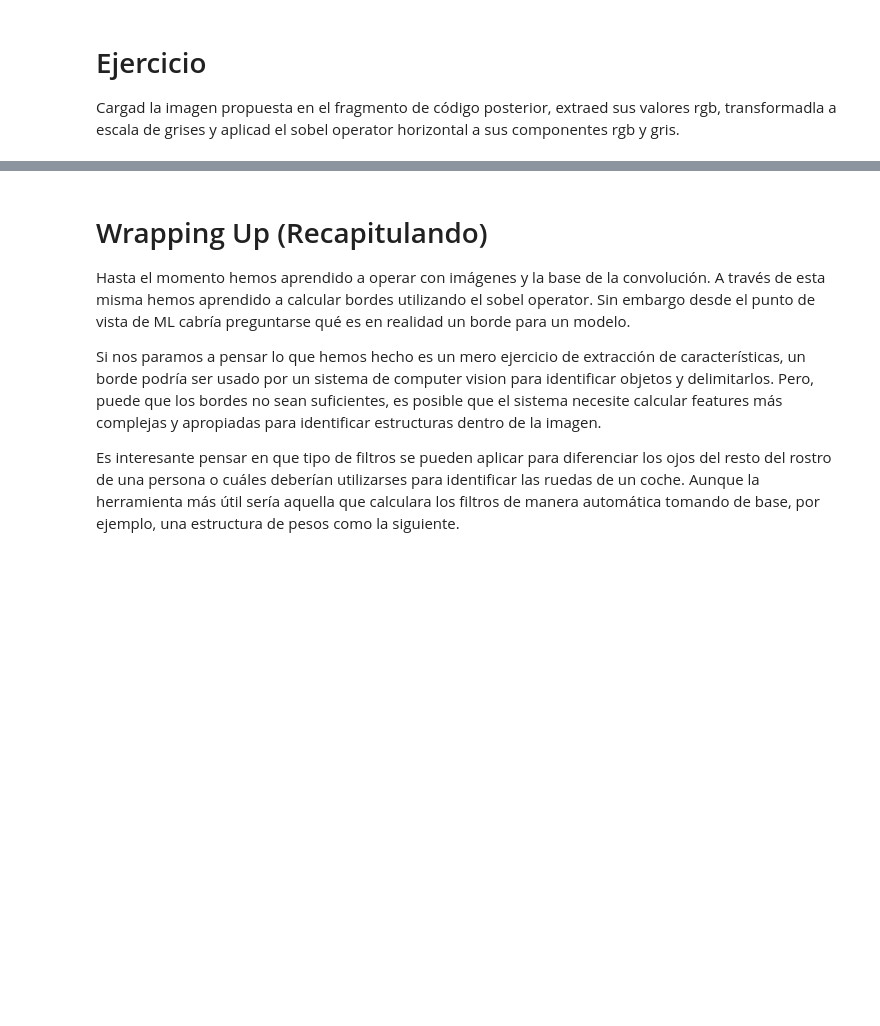
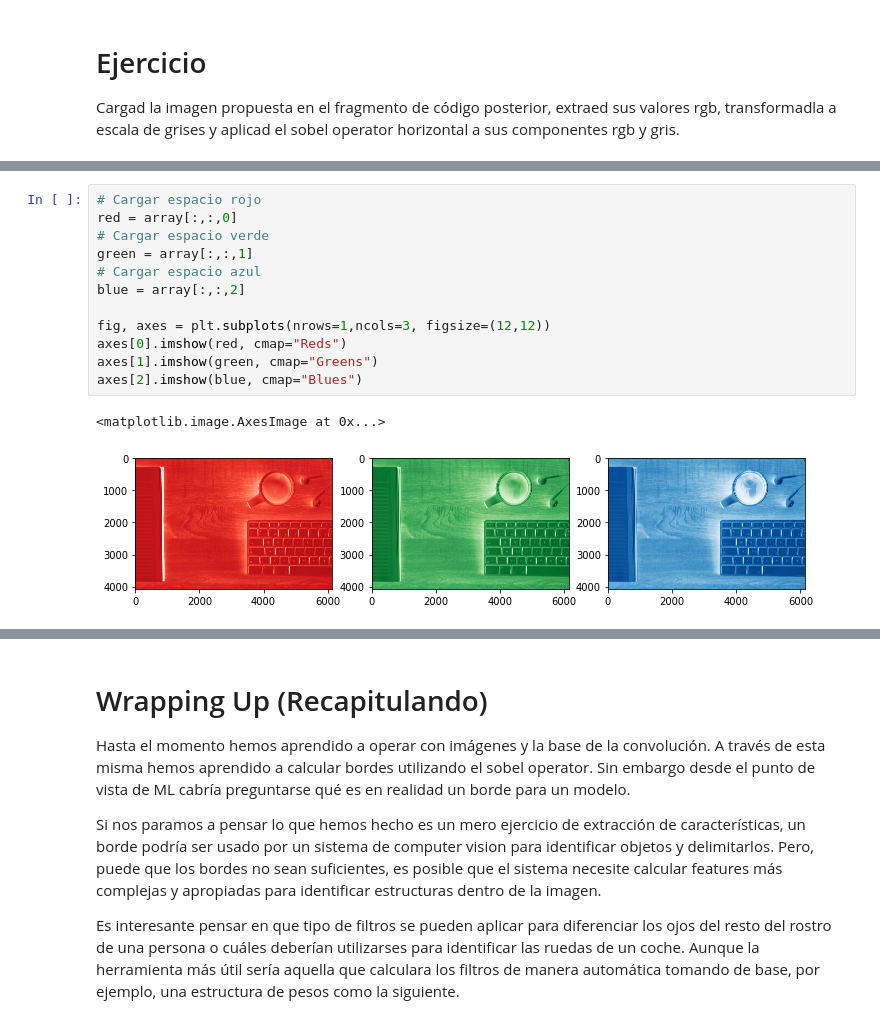
Before and after one commit to MarioAlmela/IDAL_MIA3, a Jupyter notebook: computer_vision_01.ipynb, the cells around one changed output, grey strips where cells are left out. Cells and saved outputs as stored; diff of their text form; blank space fills up the shorter version.

```diff
--- a/computer_vision_01.ipynb
+++ b/computer_vision_01.ipynb
@@ -290,0 +330,15 @@ Cargad la imagen propuesta en el fragmento de código posterior, extraed sus val
+# %%
+# Cargar espacio rojo
+red = array[:,:,0]
+# Cargar espacio verde
+green = array[:,:,1]
+# Cargar espacio azul
+blue = array[:,:,2]
+
+fig, axes = plt.subplots(nrows=1,ncols=3, figsize=(12,12))
+axes[0].imshow(red, cmap="Reds")
+axes[1].imshow(green, cmap="Greens")
+axes[2].imshow(blue, cmap="Blues")
+# %% [output]
+<matplotlib.image.AxesImage at 0x...>
+[figure, added]
```
Also changed, not shown: parts of 13 cells of this notebook.
